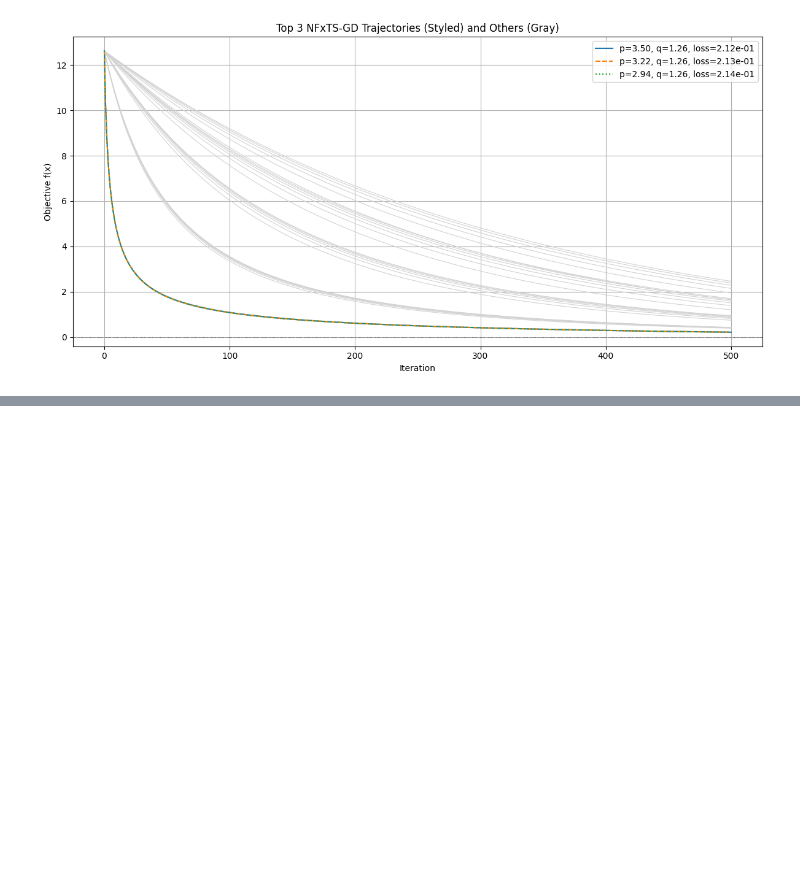
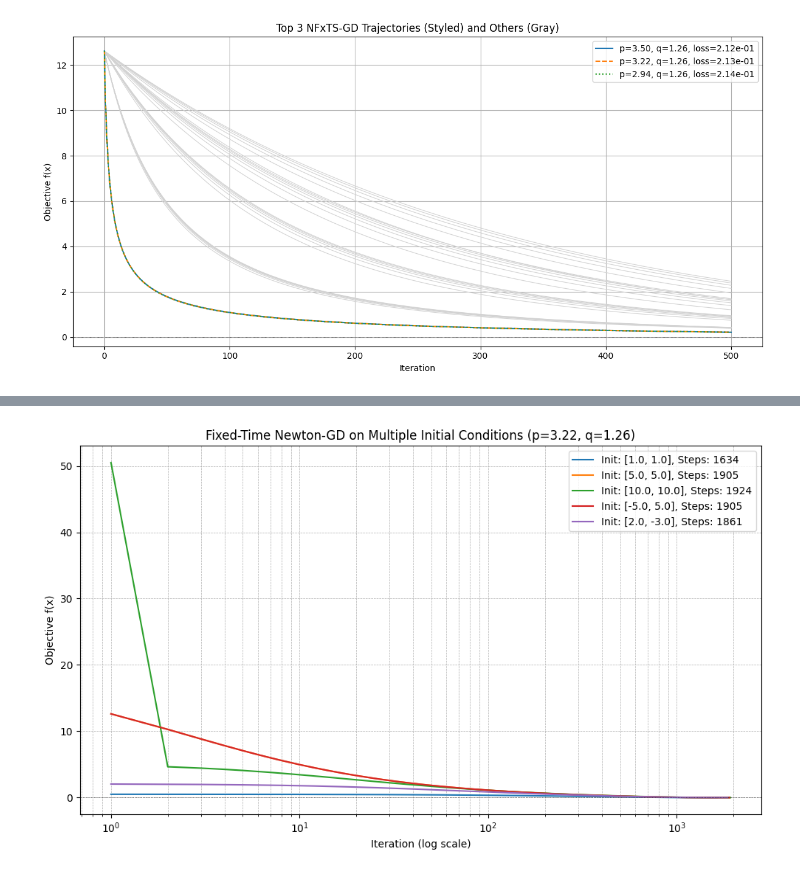
Before and after one commit to vadhri/distributed-optimization, a Jupyter notebook: Stabiilty.ipynb, the cells around one changed output, grey strips where cells are left out. Drawn from its saved outputs; the diff is of its cells as text; code cells hidden in the pictures; blank space fills up the shorter version.

```diff
--- a/Stabiilty.ipynb
+++ b/Stabiilty.ipynb
@@ -199,3 +199,102 @@ plt.tight_layout()
 plt.show()
 # %% [output]
 [figure]
+# %%
+import numpy as np
+import matplotlib.pyplot as plt
+
+# Objective and derivatives
+def f(x):
+    return 0.5 * (x[0]**2 + 0.01 * x[1]**2)
+
+def grad_f(x):
+    return np.array([x[0], 0.01 * x[1]])
+
+def hessian_f(x):
+    return np.array([[1.0, 0.0], [0.0, 0.02]])
+
+# Parameters
+eta_nfx = 0.001
+eps = 1e-6
+max_iters = 2000
+safe_min = 1e-4
+grad_max = 1e4
+
+# Grid to find best (p, q)
+p_values = np.linspace(2.1, 3.5, 6)
+q_values = np.linspace(1.1, 1.9, 6)
+
+results = []
+
+# Step 1: Find best (p, q)
+for p in p_values:
+    for q in q_values:
+        x = np.array([5.0, 5.0])
+        f_vals = [f(x)]
+        success = True
+        for _ in range(max_iters):
+            grad = grad_f(x)
+            grad_norm = np.linalg.norm(grad)
+            if f(x) <= eps or grad_norm < eps or grad_norm > grad_max:
+                break
+            grad_norm = max(grad_norm, safe_min)
+            hess_inv = np.linalg.inv(hessian_f(x))
+            term1 = grad / (grad_norm ** ((p - 2) / (p - 1)))
+            term2 = grad / (grad_norm ** ((q - 2) / (q - 1)))
+            update = hess_inv @ (term1 + term2)
+            x_new = x - eta_nfx * update
+            if f(x_new) > f_vals[-1]:
+                success = False
+                break
+            x = x_new
+            f_vals.append(f(x))
+        results.append({'p': p, 'q': q, 'loss': f_vals[-1], 'trajectory': f_vals, 'success': success})
+
+# Get best result
+best = sorted(results, key=lambda r: r['loss'])[0]
+p_best, q_best = best['p'], best['q']
+print(f"Best p={p_best:.3f}, q={q_best:.3f}, final loss={best['loss']:.2e}")
+
+# Step 2: Test multiple initial conditions
+initial_conditions = [
+    np.array([1.0, 1.0]),
+    np.array([5.0, 5.0]),
+    np.array([10.0, 10.0]),
+    np.array([-5.0, 5.0]),
+    np.array([2.0, -3.0])
+]
+
+trajectories = []
+for x0 in initial_conditions:
+    x = x0.copy()
+    f_vals = [f(x)]
+    for _ in range(max_iters):
+        grad = grad_f(x)
+        grad_norm = np.linalg.norm(grad)
+        if f(x) <= eps or grad_norm < eps or grad_norm > grad_max:
+            break
+        grad_norm = max(grad_norm, safe_min)
+        hess_inv = np.linalg.inv(hessian_f(x))
+        term1 = grad / (grad_norm ** ((p_best - 2) / (p_best - 1)))
+        term2 = grad / (grad_norm ** ((q_best - 2) / (q_best - 1)))
+        update = hess_inv @ (term1 + term2)
+        x = x - eta_nfx * update
+        f_vals.append(f(x))
+    trajectories.append((x0, f_vals))
+
+# Step 3: Plot (log x-axis)
+plt.figure(figsize=(10, 6))
+for x0, traj in trajectories:
+    label = f"Init: [{x0[0]:.1f}, {x0[1]:.1f}], Steps: {len(traj)}"
+    plt.plot(range(1, len(traj)+1), traj, label=label)  # start from 1 to avoid log(0)
+
+plt.axhline(0, color='black', linestyle=':', linewidth=0.5)
+plt.xscale("log")
+plt.xlabel("Iteration (log scale)")
+plt.ylabel("Objective f(x)")
+plt.title(f"Fixed-Time Newton-GD on Multiple Initial Conditions (p={p_best:.2f}, q={q_best:.2f})")
+plt.legend()
+plt.grid(True, which="both", linestyle="--", linewidth=0.5)
+plt.tight_layout()
+plt.show()
+# %% [output]
@@ -201,0 +302 @@ plt.show()
+[figure, added]
```
Also changed, not shown: parts of 12 cells of this notebook.
